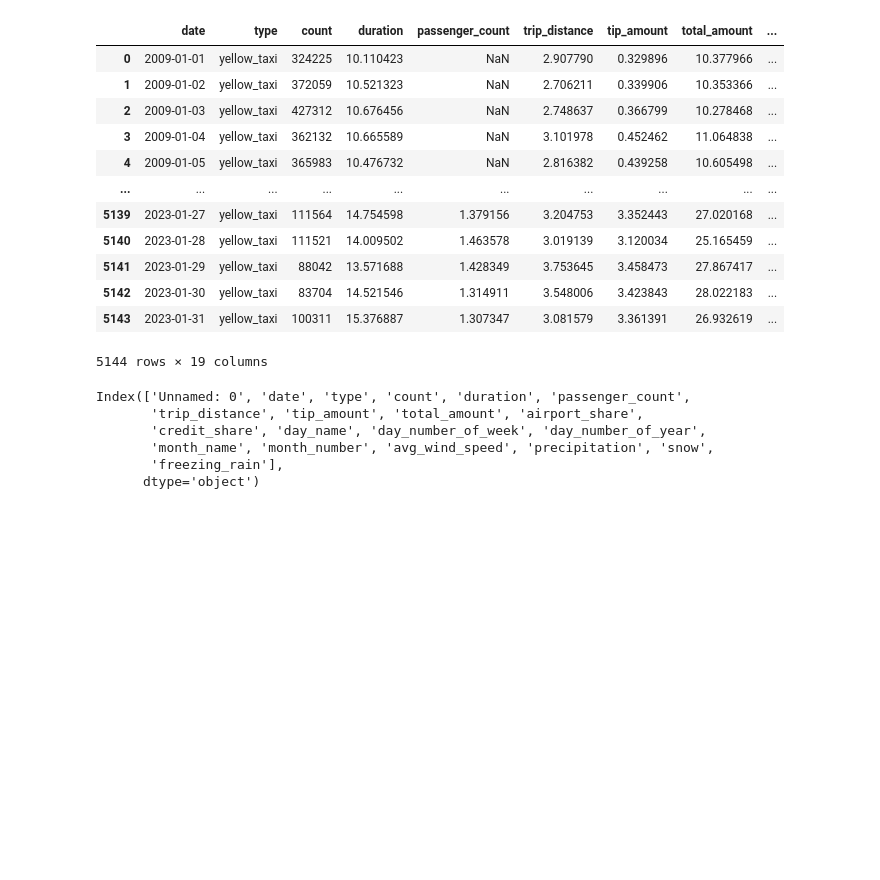
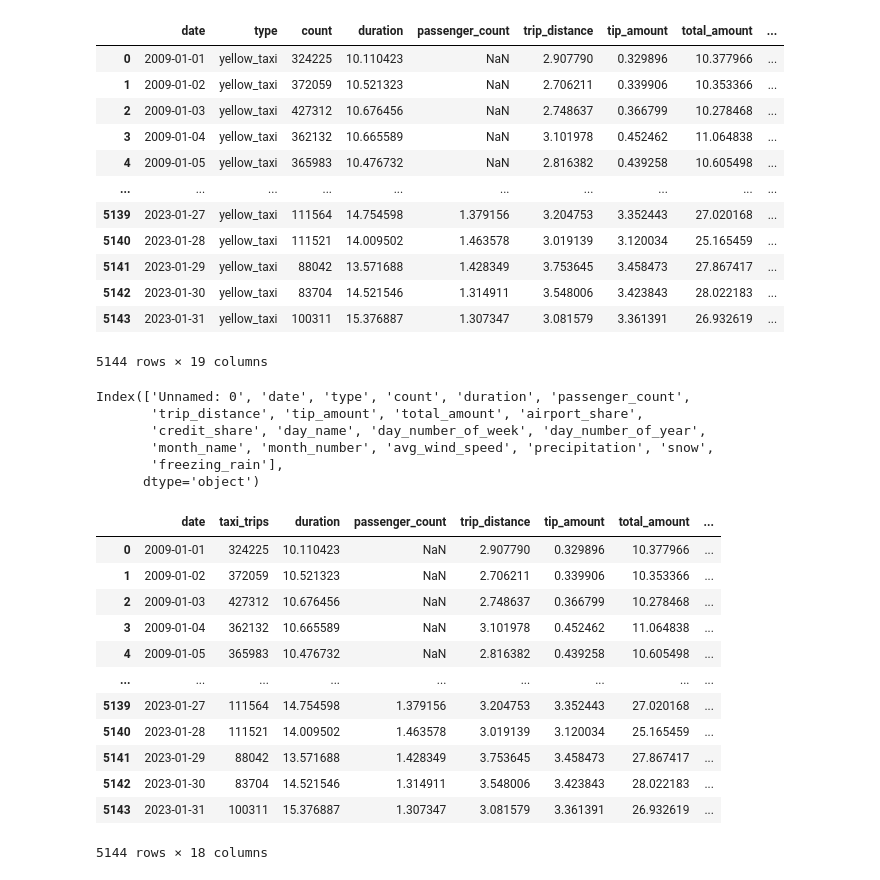
Before and after one commit to tomweinandy/AIinPowerBI, a Jupyter notebook: clean_taxi_data.ipynb, the cells around one changed output. Cells and saved outputs as stored; diff of their text form; code cells hidden in the pictures; blank space fills up the shorter version.

Commit message:
Change column name, drop another

```diff
--- a/clean_taxi_data.ipynb
+++ b/clean_taxi_data.ipynb
@@ -256,3 +255,24 @@ Index(['Unnamed: 0', 'date', 'type', 'count', 'duration', 'passenger_count',
        'month_name', 'month_number', 'avg_wind_speed', 'precipitation', 'snow',
        'freezing_rain'],
       dtype='object')
+# %%
+import pandas as pd
+df = pd.read_csv('nyc_taxis.csv')
+df = df.drop(columns='type')
+df = df.rename(columns={'count':'taxi_trips'})
+df.to_csv('nyc_taxis.csv', index=False)
+df
+# %% [output]
+|  | date | taxi_trips | duration | passenger_count | trip_distance | tip_amount | total_amount | ... |
+| 0 | 2009-01-01 | 324225 | 10.110423 | NaN | 2.907790 | 0.329896 | 10.377966 | ... |
+| 1 | 2009-01-02 | 372059 | 10.521323 | NaN | 2.706211 | 0.339906 | 10.353366 | ... |
+| 2 | 2009-01-03 | 427312 | 10.676456 | NaN | 2.748637 | 0.366799 | 10.278468 | ... |
+| 3 | 2009-01-04 | 362132 | 10.665589 | NaN | 3.101978 | 0.452462 | 11.064838 | ... |
+| 4 | 2009-01-05 | 365983 | 10.476732 | NaN | 2.816382 | 0.439258 | 10.605498 | ... |
+| ... | ... | ... | ... | ... | ... | ... | ... | ... |
+| 5139 | 2023-01-27 | 111564 | 14.754598 | 1.379156 | 3.204753 | 3.352443 | 27.020168 | ... |
+| 5140 | 2023-01-28 | 111521 | 14.009502 | 1.463578 | 3.019139 | 3.120034 | 25.165459 | ... |
+| 5141 | 2023-01-29 | 88042 | 13.571688 | 1.428349 | 3.753645 | 3.458473 | 27.867417 | ... |
+| 5142 | 2023-01-30 | 83704 | 14.521546 | 1.314911 | 3.548006 | 3.423843 | 28.022183 | ... |
+| 5143 | 2023-01-31 | 100311 | 15.376887 | 1.307347 | 3.081579 | 3.361391 | 26.932619 | ... |
+5144 rows × 18 columns
```
Also changed, not shown: parts of 2 cells of this notebook.
